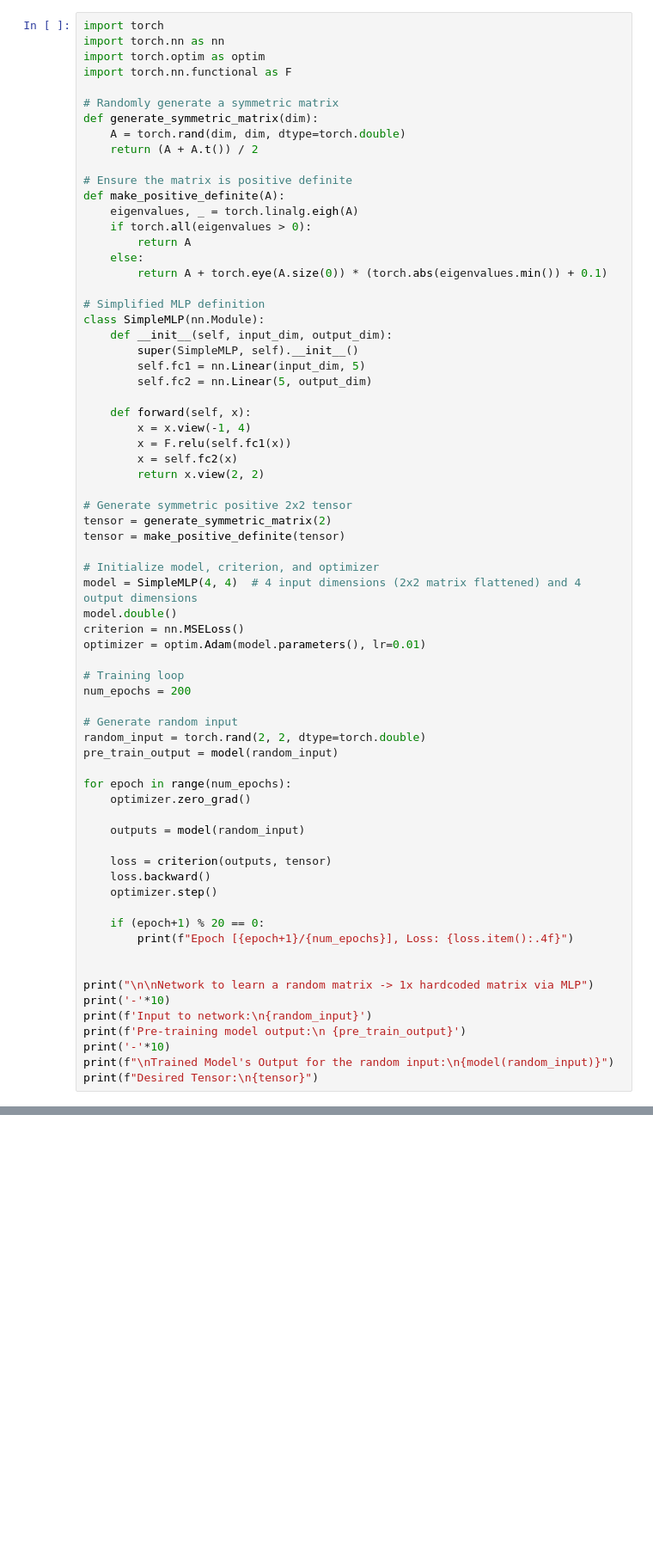
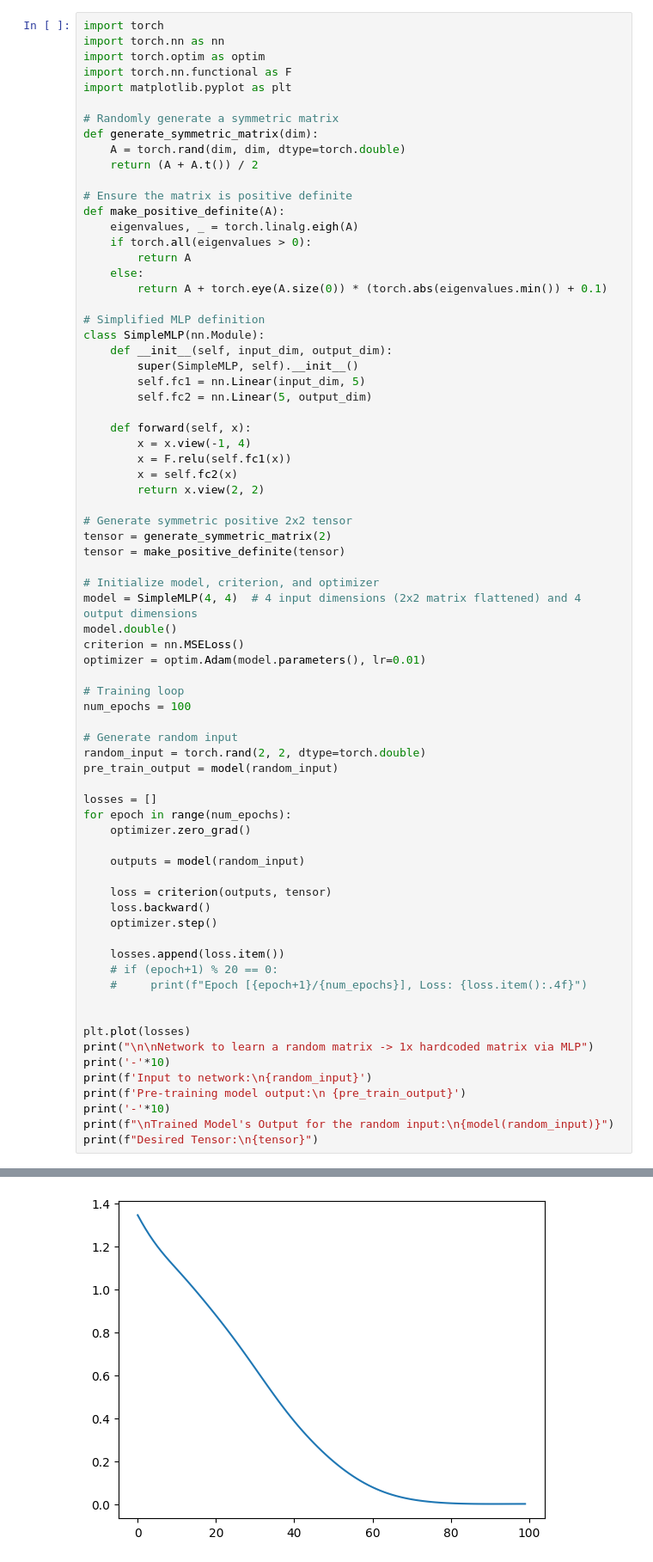
Before and after one commit to garthwales/DDN-NC, a Jupyter notebook: dev/notebooks/simple.ipynb, the cells around one changed output, grey strips where cells are left out. Shown at 86% size. Saved outputs shown, nothing was run; the diff lists cells and outputs as text; blank space fills up the shorter version.

```diff
--- a/dev/notebooks/simple.ipynb
+++ b/dev/notebooks/simple.ipynb
@@ -3,6 +3,7 @@ import torch
 import torch.nn as nn
 import torch.optim as optim
 import torch.nn.functional as F
+import matplotlib.pyplot as plt
 
 # Randomly generate a symmetric matrix
 def generate_symmetric_matrix(dim):
@@ -41,12 +42,13 @@ criterion = nn.MSELoss()
 optimizer = optim.Adam(model.parameters(), lr=0.01)
 
 # Training loop
-num_epochs = 200
+num_epochs = 100
 
 # Generate random input
 random_input = torch.rand(2, 2, dtype=torch.double)
 pre_train_output = model(random_input)
 
+losses = []
 for epoch in range(num_epochs):
     optimizer.zero_grad()
 
@@ -56,10 +58,12 @@ for epoch in range(num_epochs):
     loss.backward()
     optimizer.step()
 
-    if (epoch+1) % 20 == 0:
-        print(f"Epoch [{epoch+1}/{num_epochs}], Loss: {loss.item():.4f}")
+    losses.append(loss.item())
+    # if (epoch+1) % 20 == 0:
+    #     print(f"Epoch [{epoch+1}/{num_epochs}], Loss: {loss.item():.4f}")
 
 
+plt.plot(losses)
 print("\n\nNetwork to learn a random matrix -> 1x hardcoded matrix via MLP")
 print('-'*10)
 print(f'Input to network:\n{random_input}')
@@ -88,3 +91,4 @@ tensor([[0.7344, 0.5279],
+[figure, added]
 # %%
 # Simplified MLP definition
 class EigenvectorMLP(nn.Module):
```
Also changed, not shown: parts of 4 cells of this notebook, 1 other file.
